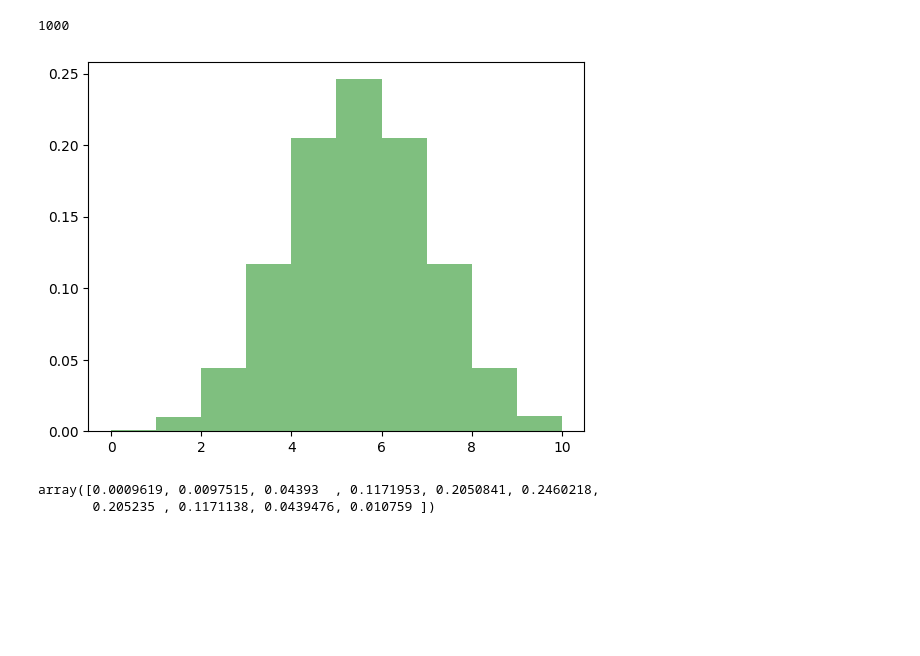
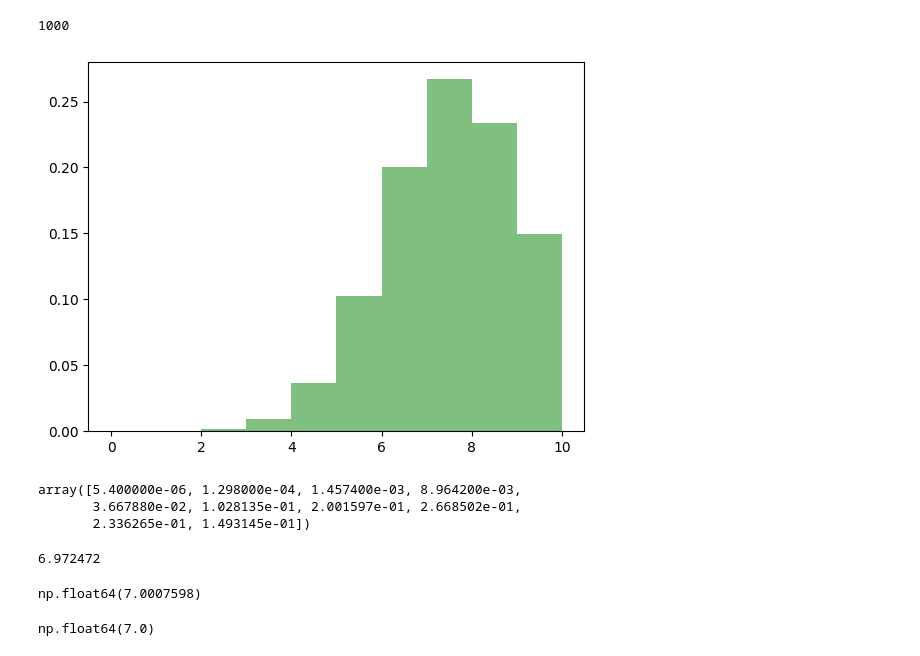
Before and after one commit to SiracencoSerghei/DataScienceHW, a Jupyter notebook: example_kaggle/les_2/les_2_1_kees.ipynb, the cells around one changed output. Cells and saved outputs as stored; diff of their text form; code cells hidden in the pictures; blank space fills up the shorter version.

```diff
--- a/example_kaggle/les_2/les_2_1_kees.ipynb
+++ b/example_kaggle/les_2/les_2_1_kees.ipynb
@@ -30,16 +30,31 @@ len(s)  # number of samples
 # %%
 # Random variable, binomial distribution
 # x = number of times we throw heads in 10 coin flips
 # y = probability to see x heads
 
-n, p = 10, 0.5  # number of flips, probability of each result in a flip
+n, p = 10, 0.7  # number of flips, probability of each result in a flip
 s = np.random.binomial(n, p, 10_000_000)  # 1000 trials
 prob, bins, ignored = plt.hist(s, n, density=True, alpha=0.5, color='g')  # histogram
 plt.show()
 # %% [output]
-[figure, old version]
+[figure, new version]
 # %%
 prob
 # %% [output]
-array([0.0009619, 0.0097515, 0.04393  , 0.1171953, 0.2050841, 0.2460218,
-       0.205235 , 0.1171138, 0.0439476, 0.010759 ])
+array([5.400000e-06, 1.298000e-04, 1.457400e-03, 8.964200e-03,
+       3.667880e-02, 1.028135e-01, 2.001597e-01, 2.668502e-01,
+       2.336265e-01, 1.493145e-01])
+# %%
+# expected value
+expected_value = sum(i * prob[i] for i in range(n))
+print(expected_value)
+# %% [output]
+6.972472
+# %%
+s.mean()  # mean of the samples
+# %% [output]
+np.float64(7.0007598)
+# %%
+np.median(s)  # median of the samples
+# %% [output]
+np.float64(7.0)
```
Also changed, not shown: parts of 23 cells of this notebook.
